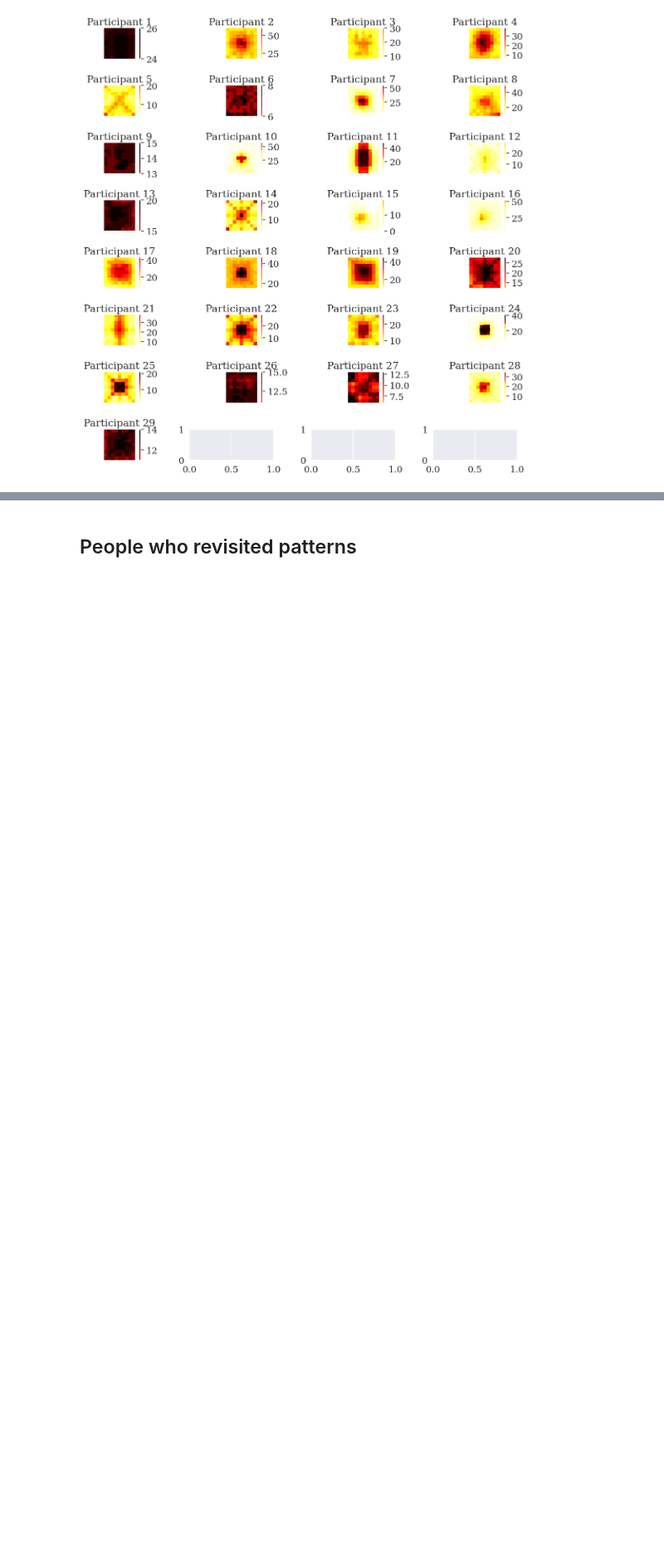
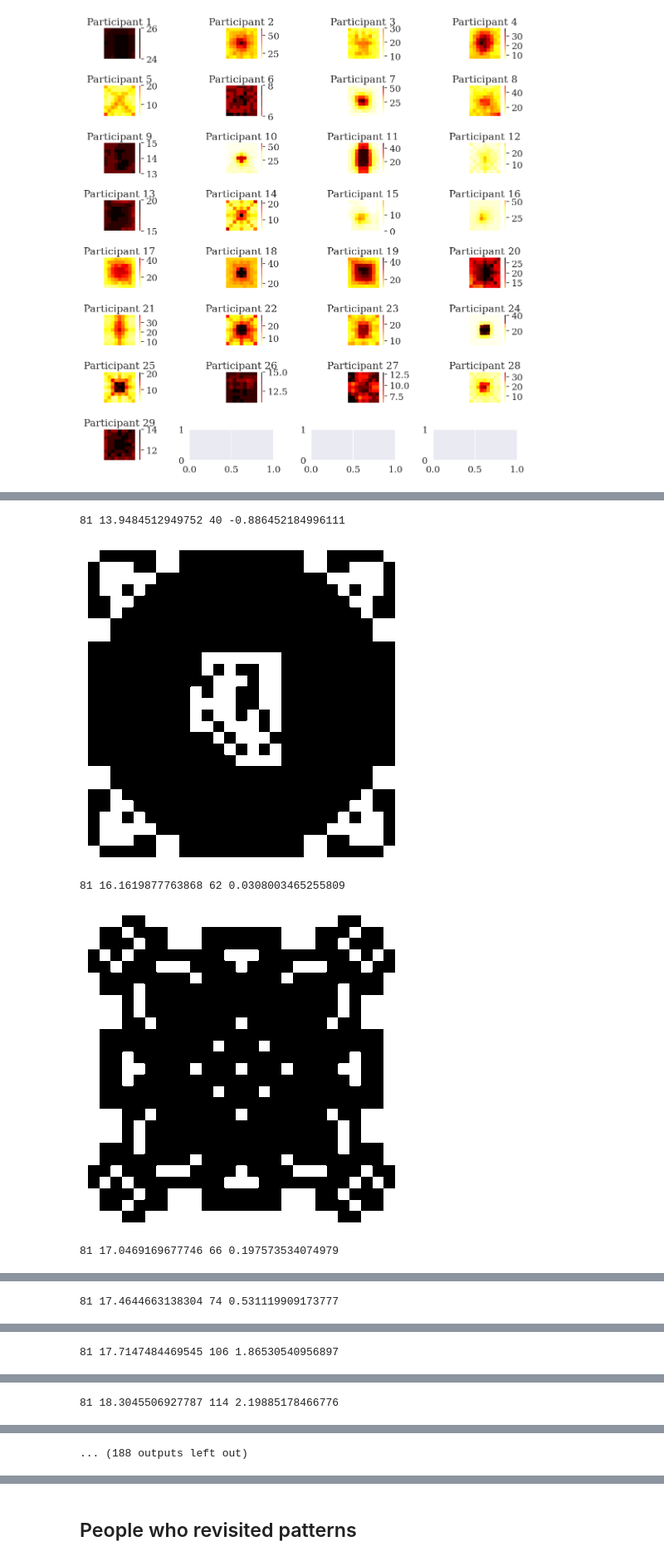
Before and after one commit to surabhisnath/Aesthetic_Curiosity, a Jupyter notebook: scripts/grid-search/DescriptiveAnalysis.ipynb, the cells around one changed output, grey strips where cells are left out. Shown at 83% size. Cells and saved outputs as stored; diff of their text form; code cells hidden in the pictures; blank space fills up the shorter version.

```diff
--- a/scripts/grid-search/DescriptiveAnalysis.ipynb
+++ b/scripts/grid-search/DescriptiveAnalysis.ipynb
@@ -28,6 +28,22 @@ warnings.filterwarnings('ignore')
 sns.set_theme()
 sns.set(font_scale=1.5, font="serif")
 pd.set_option('display.max_colwidth', 10000)
+# %%
+def matrix_to_pattern(p):
+    ratio = 22
+    new_data = np.zeros(np.array(p.shape) * ratio)
+    for j in range(p.shape[0]):
+        for k in range(p.shape[1]):
+            if p[j, k] == 2:
+                new_data[j * ratio: (j+1) * ratio, k * ratio: (k+1) * ratio] = 2
+            elif p[j, k] == 1:
+                new_data[j * ratio: (j+1) * ratio, k * ratio: (k+1) * ratio] = 1
+            elif p[j, k] == 0:
+                new_data[j * ratio: (j+1) * ratio, k * ratio: (k+1) * ratio] = 0
+    cmap = matplotlib.colors.ListedColormap([cmapmap[i] for i in np.unique(new_data)])
+    plt.imshow(new_data, cmap=cmap)
+    plt.axis('off')
+    plt.show()
 # %%
 pattern_stats = pd.read_csv("../../csvs/grid-search/pattern_stats.csv")
 grid_data = pd.read_csv("../../csvs/grid-search/grid_data_reevaluatedforreproduction.csv")
@@ -191 +207,13 @@ plt.savefig("plots/LSC_by_intricacy.pdf", format='pdf', dpi=300, bbox_inches='ti
 [figure]
+# %%
+failures = pd.read_csv("failures.csv")
+# %%
+for index, row in failures.iterrows():
+    print(row["num_clicks"], row["predicted_clicks"], row["fInt_nondetrended"], row["fIntp"])
+    matrix_to_pattern(np.array([int(char) for char in row["final_grid"]]).reshape(grid_size, grid_size))
+# %% [output]
+81 13.9484512949752 40 -0.886452184996111
+[figure, added]
+81 16.1619877763868 62 0.0308003465255809
+[figure, added]
+81 17.0469169677746 66 0.197573534074979
@@ -191,0 +221 @@ plt.savefig("plots/LSC_by_intricacy.pdf", format='pdf', dpi=300, bbox_inches='ti
+81 17.4644663138304 74 0.531119909173777
@@ -191,0 +223 @@ plt.savefig("plots/LSC_by_intricacy.pdf", format='pdf', dpi=300, bbox_inches='ti
+81 17.7147484469545 106 1.86530540956897
@@ -191,0 +225 @@ plt.savefig("plots/LSC_by_intricacy.pdf", format='pdf', dpi=300, bbox_inches='ti
+81 18.3045506927787 114 2.19885178466776
@@ -191,0 +227 @@ plt.savefig("plots/LSC_by_intricacy.pdf", format='pdf', dpi=300, bbox_inches='ti
+... (188 outputs left out)
```
Also changed, not shown: parts of 16 cells of this notebook, 22 other files.
